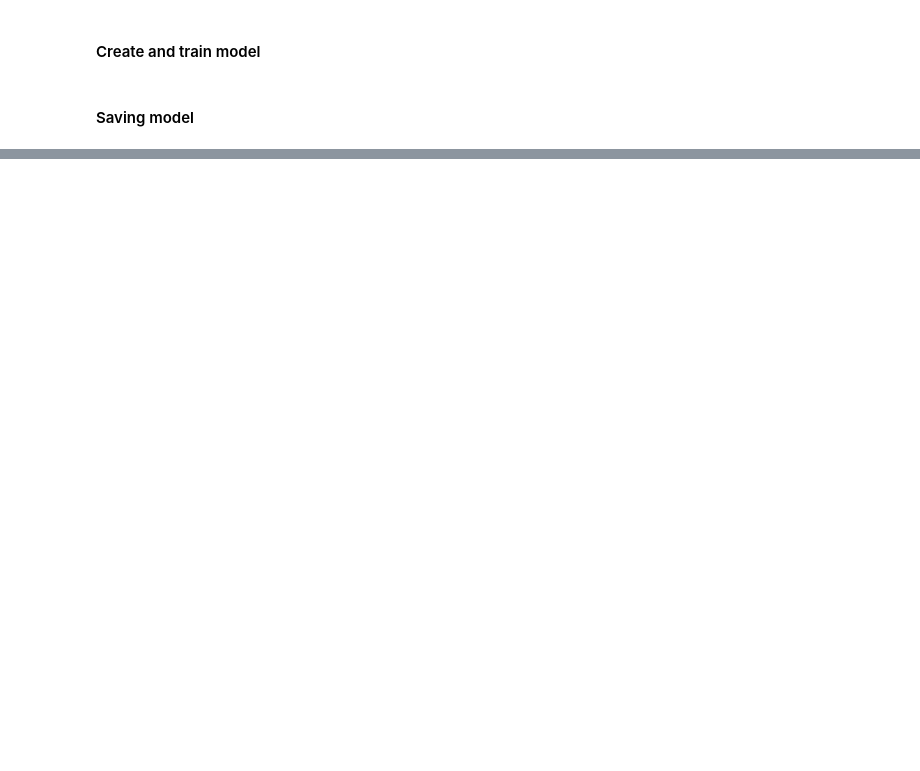
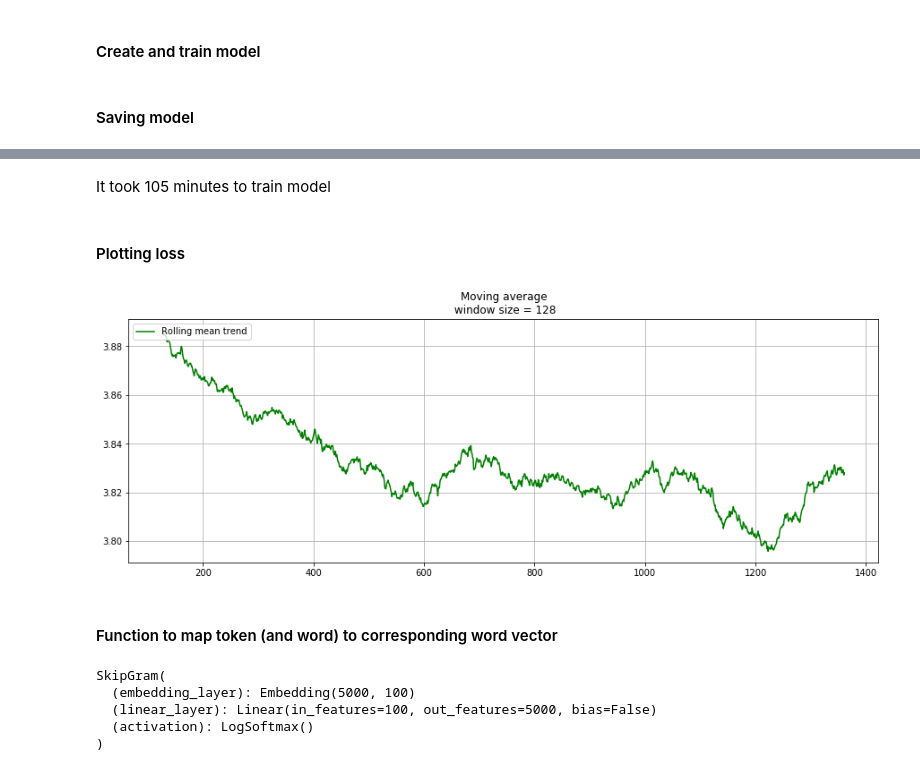
Before and after one commit to DrMatters/mipt-ipavlov-course, a Jupyter notebook: assignments/embeddings_workshop_part1/task3_word2vec.ipynb, the cells around one changed output, grey strips where cells are left out. Cells and saved outputs as stored; diff of their text form; code cells hidden in the pictures; blank space fills up the shorter version.

Commit message:
finished (template) for model evaluation

```diff
--- a/assignments/embeddings_workshop_part1/task3_word2vec.ipynb
+++ b/assignments/embeddings_workshop_part1/task3_word2vec.ipynb
@@ -85,21 +97,22 @@ optimizer = torch.optim.SGD(model.parameters(), lr=0.01)
 # %%
-learning_started = datetime.datetime.now()
+if TRAIN:
+    learning_started = datetime.datetime.now()
 
-cumulative_loss = 0
-for epoch in range(EPOCH_NUM):
-    for i, (context, target) in enumerate(batcher):
-        tensor_context = torch.from_numpy(context).type(torch.LongTensor)
-        tensor_target = torch.from_numpy(target).type(torch.LongTensor)
+    cumulative_loss = 0
+    for epoch in range(EPOCH_NUM):
+        for i, (context, target) in enumerate(batcher):
+            tensor_context = torch.from_numpy(context).type(torch.LongTensor)
+            tensor_target = torch.from_numpy(target).type(torch.LongTensor)
 
-        model.zero_grad()
+            model.zero_grad()
 
-        log_probs = model(tensor_context)
-        loss = loss_fun(log_probs, tensor_target)
-        loss.backward()
-        optimizer.step()
-        cumulative_loss += loss
+            log_probs = model(tensor_context)
+            loss = loss_fun(log_probs, tensor_target)
+            loss.backward()
+            optimizer.step()
+            cumulative_loss += loss
 
-        if i % LOGS_PERIOD == 0:
-            print(f'Cumulative loss on {(i * BATCH_SIZE / corpus_size) * 100:.1f}%: {cumulative_loss:.3f}')
-            loss_history.append(loss.data)
-            cumulative_loss = 0
+            if i % LOGS_PERIOD == 0:
+                print(f'Cumulative loss on {(i * BATCH_SIZE / corpus_size) * 100:.1f}%: {cumulative_loss:.3f}')
+                loss_history.append(loss.data)
+                cumulative_loss = 0
@@ -120,0 +143,29 @@ with open(f'./data/loss/loss_history(epoch_num-{EPOCH_NUM})(vocab-{VOCAB_SIZE})(
+# %% [markdown]
+It took 105 minutes to train model
+# %% [markdown]
+#### Plotting loss
+# %%
+from utils import plot_moving_average
+
+with open(f'./data/loss/loss_history(epoch_num-2)(vocab-5000)(batch-50)' + \
+          '(emb-100)(wind-2)(consumed-3083.799288)(finished-16-33 03-03-2019).pickle', 'rb') as f:
+    loss_history = pickle.load(f)
+# transform from 1x1 tensor to np array
+loss_history = np.asarray([entry.data.numpy().item() for entry in loss_history], dtype=np.float32)
+# %%
+plot_moving_average(pd.Series(loss_history), 128, plot_actual=False)
+# %% [output]
+[figure, added]
+# %% [markdown]
+#### Function to map token (and word) to corresponding word vector
+# %%
+from utils import EmbeddingsEval
+trained_model = torch.load('./models/skipgram(epoch_num-2)(vocab-5000)(batch-50)' + \
+                           '(emb-100)(wind-2)(consumed-3083.799288)(finished-16-33 03-03-2019).pytorchmodel')
+trained_model
+# %% [output]
+SkipGram(
+  (embedding_layer): Embedding(5000, 100)
+  (linear_layer): Linear(in_features=100, out_features=5000, bias=False)
+  (activation): LogSoftmax()
+)
```
Also changed, not shown: parts of 26 cells of this notebook, 3 other files.
